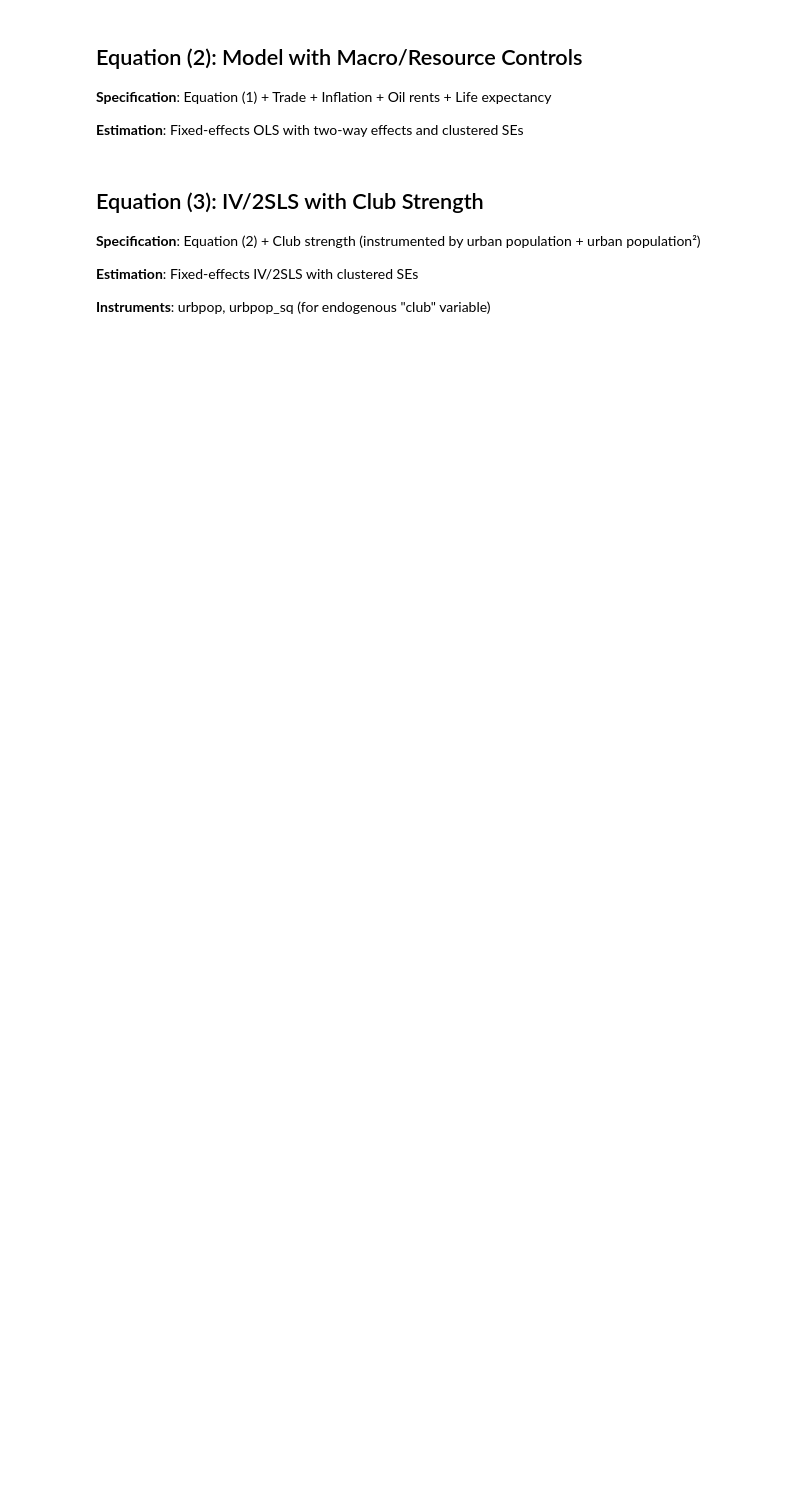
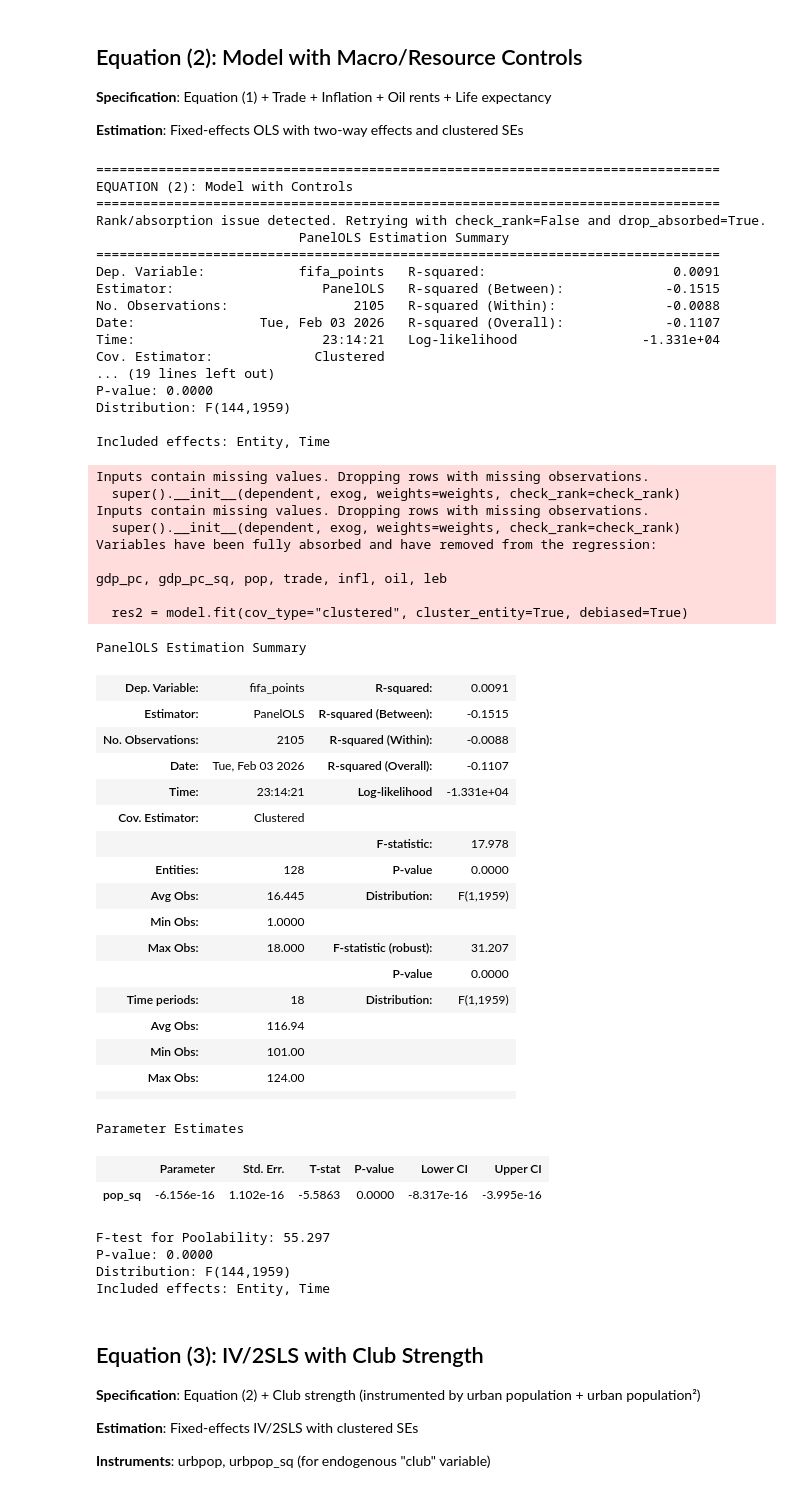
Before and after one commit to dkritz/fifa-paper, a Jupyter notebook: notebooks/replication_actual_data.ipynb, the cells around one changed output. Drawn from its saved outputs; the diff is of its cells as text; code cells hidden in the pictures; blank space fills up the shorter version.

```diff
--- a/notebooks/replication_actual_data.ipynb
+++ b/notebooks/replication_actual_data.ipynb
@@ -153,14 +289,84 @@ display(res1.summary)
 # %%
 # Define additional controls
 macro = ["trade", "infl", "oil", "leb"]
 
 # Run Equation (2)
 print("="*80)
 print("EQUATION (2): Model with Controls")
 print("="*80)
-res2 = fit_fe_ols(panel, dep, base + macro)
+try:
+    res2 = fit_fe_ols(panel, dep, base + macro)
+except Exception as e:
+    msg = str(e)
+    if "full column rank" in msg or "absorbed" in msg:
+        print("Rank/absorption issue detected. Retrying with check_rank=False and drop_absorbed=True.")
+        y = panel[dep]
+        X = panel[base + macro]
+        model = PanelOLS(
+            y,
+            X,
+            entity_effects=True,
+            time_effects=True,
+            check_rank=False,
+            drop_absorbed=True,
+        )
+        res2 = model.fit(cov_type="clustered", cluster_entity=True, debiased=True)
+    else:
+        raise
 print(res2.summary)
 display(res2.summary)
+# %% [output]
+================================================================================
+EQUATION (2): Model with Controls
+================================================================================
+Rank/absorption issue detected. Retrying with check_rank=False and drop_absorbed=True.
+                          PanelOLS Estimation Summary
+================================================================================
+Dep. Variable:            fifa_points   R-squared:                        0.0091
+Estimator:                   PanelOLS   R-squared (Between):             -0.1515
+No. Observations:                2105   R-squared (Within):              -0.0088
+Date:                Tue, Feb 03 2026   R-squared (Overall):             -0.1107
+Time:                        23:14:21   Log-likelihood                -1.331e+04
+Cov. Estimator:             Clustered
+... (19 lines left out)
+P-value: 0.0000
+Distribution: F(144,1959)
+
+Included effects: Entity, Time
+Inputs contain missing values. Dropping rows with missing observations.
+  super().__init__(dependent, exog, weights=weights, check_rank=check_rank)
+Inputs contain missing values. Dropping rows with missing observations.
+  super().__init__(dependent, exog, weights=weights, check_rank=check_rank)
+Variables have been fully absorbed and have removed from the regression:
+
+gdp_pc, gdp_pc_sq, pop, trade, infl, oil, leb
+
+  res2 = model.fit(cov_type="clustered", cluster_entity=True, debiased=True)
+PanelOLS Estimation Summary
+| Dep. Variable: | fifa_points | R-squared: | 0.0091 |
+| Estimator: | PanelOLS | R-squared (Between): | -0.1515 |
+| No. Observations: | 2105 | R-squared (Within): | -0.0088 |
+| Date: | Tue, Feb 03 2026 | R-squared (Overall): | -0.1107 |
+| Time: | 23:14:21 | Log-likelihood | -1.331e+04 |
+| Cov. Estimator: | Clustered |  |  |
+|  |  | F-statistic: | 17.978 |
+| Entities: | 128 | P-value | 0.0000 |
+| Avg Obs: | 16.445 | Distribution: | F(1,1959) |
+| Min Obs: | 1.0000 |  |  |
+| Max Obs: | 18.000 | F-statistic (robust): | 31.207 |
+|  |  | P-value | 0.0000 |
+| Time periods: | 18 | Distribution: | F(1,1959) |
+| Avg Obs: | 116.94 |  |  |
+| Min Obs: | 101.00 |  |  |
+| Max Obs: | 124.00 |  |  |
+|  |  |  |  |
+Parameter Estimates
+|  | Parameter | Std. Err. | T-stat | P-value | Lower CI | Upper CI |
+| pop_sq | -6.156e-16 | 1.102e-16 | -5.5863 | 0.0000 | -8.317e-16 | -3.995e-16 |
+F-test for Poolability: 55.297
+P-value: 0.0000
+Distribution: F(144,1959)
+Included effects: Entity, Time
 # %% [markdown]
 ## Equation (3): IV/2SLS with Club Strength
 
```
Also changed, not shown: parts of 10 cells of this notebook, 2 other files.
